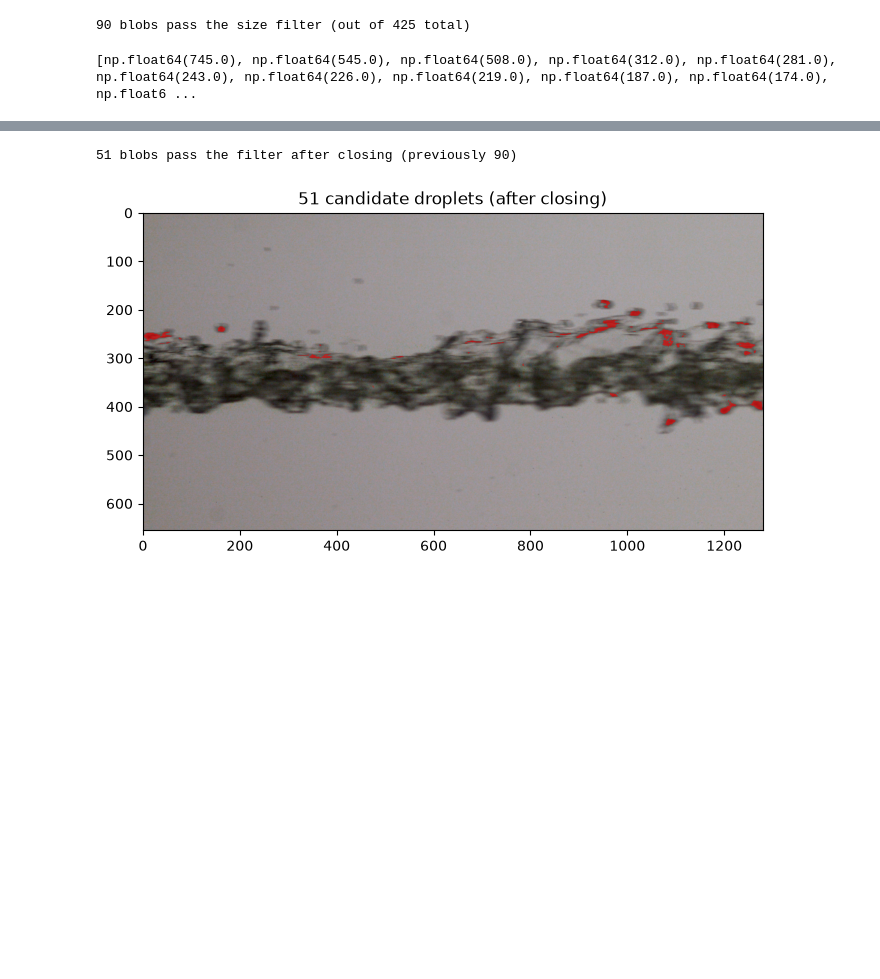
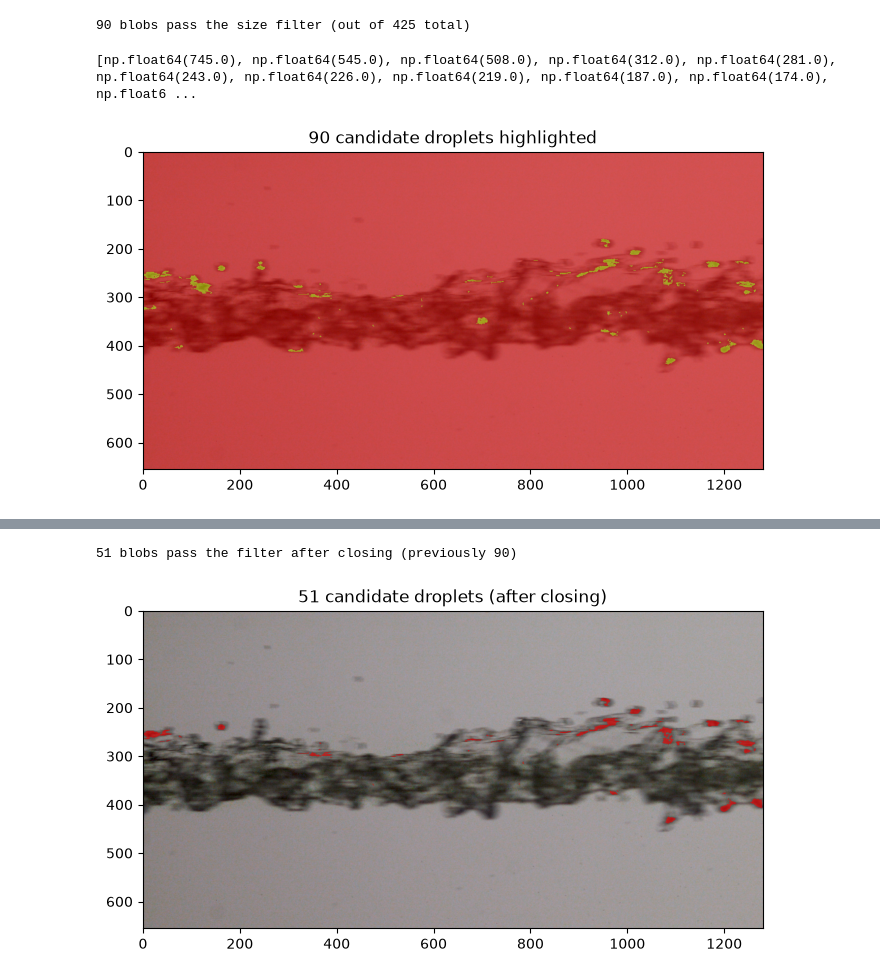
Before and after one commit to attahpt-cmyk/droplet-vision, a Jupyter notebook: notebooks/06_real_data_exploration.ipynb, the cells around one changed output, grey strips where cells are left out. Cells and saved outputs as stored; diff of their text form; code cells hidden in the pictures; blank space fills up the shorter version.

```diff
--- a/notebooks/06_real_data_exploration.ipynb
+++ b/notebooks/06_real_data_exploration.ipynb
@@ -96,6 +96,17 @@ valid_sizes = [sizes[i - 1] for i in valid_labels]
 print(sorted(valid_sizes, reverse=True))
 # %% [output]
 [np.float64(745.0), np.float64(545.0), np.float64(508.0), np.float64(312.0), np.float64(281.0), np.float64(243.0), np.float64(226.0), np.float64(219.0), np.float64(187.0), np.float64(174.0), np.float6 ...
+# %%
+import matplotlib.pyplot as plt
+import numpy as np
+mask_filtered = np.isin(labeled_array, valid_labels)
+plt.figure(figsize=(8, 8))
+plt.imshow(first_image)
+plt.imshow(mask_filtered, cmap='autumn', alpha=0.5)
+plt.title(f"{len(valid_labels)} candidate droplets highlighted")
+plt.show()
+# %% [output]
+[figure, added]
 # %%
 import numpy.ma as ma
 masked_overlay = ma.masked_where(~mask_filtered, mask_filtered)
```
Also changed, not shown: parts of 6 cells of this notebook, 2 other files.
